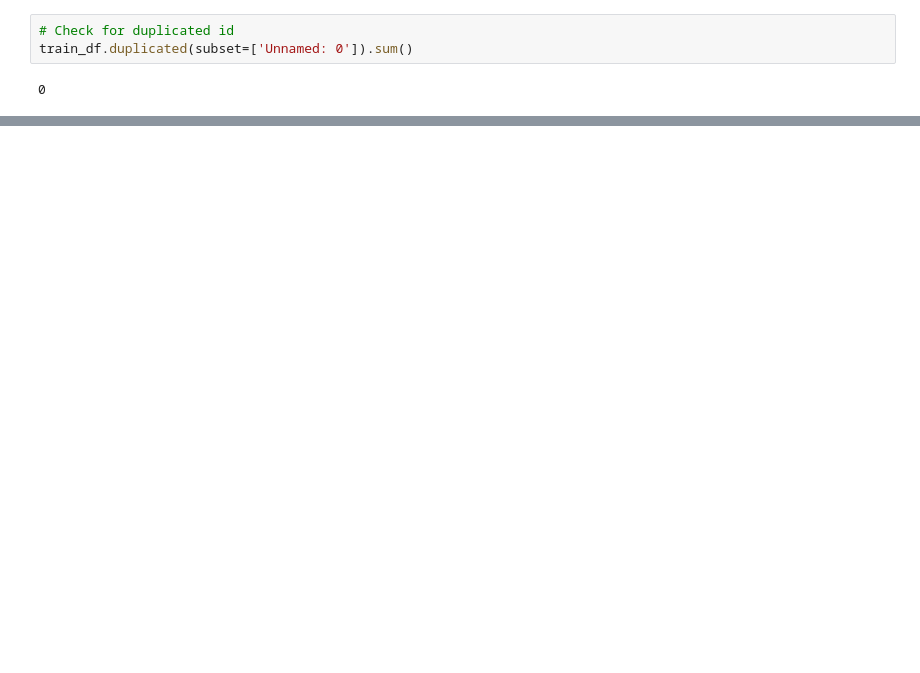
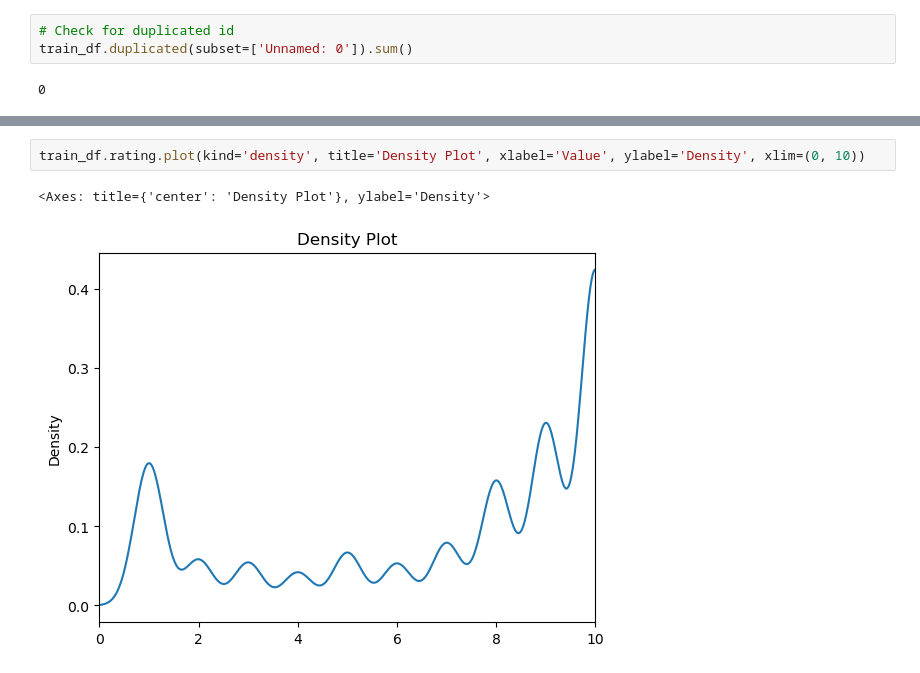
Before and after one commit to sean7x/medicinal-narratives, a Jupyter notebook: data_prep_eda.ipynb, the cells around one changed output, grey strips where cells are left out. Saved outputs shown, nothing was run; the diff lists cells and outputs as text; blank space fills up the shorter version.

```diff
--- a/data_prep_eda.ipynb
+++ b/data_prep_eda.ipynb
@@ -80,0 +92,5 @@ train_df.iloc[1].review[659:670]
+# %%
+train_df.rating.plot(kind='density', title='Density Plot', xlabel='Value', ylabel='Density', xlim=(0, 10))
+# %% [output]
+<Axes: title={'center': 'Density Plot'}, ylabel='Density'>
+[figure, added]
```
Also changed, not shown: parts of 12 cells of this notebook.
